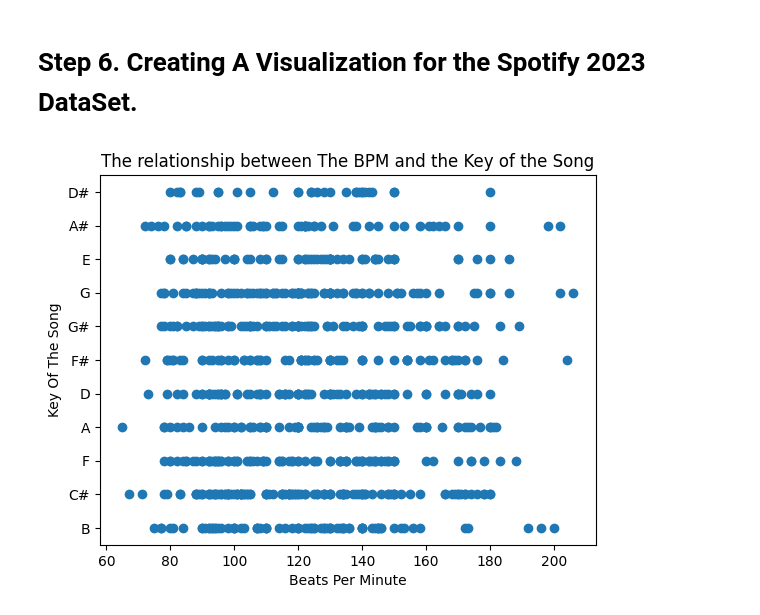
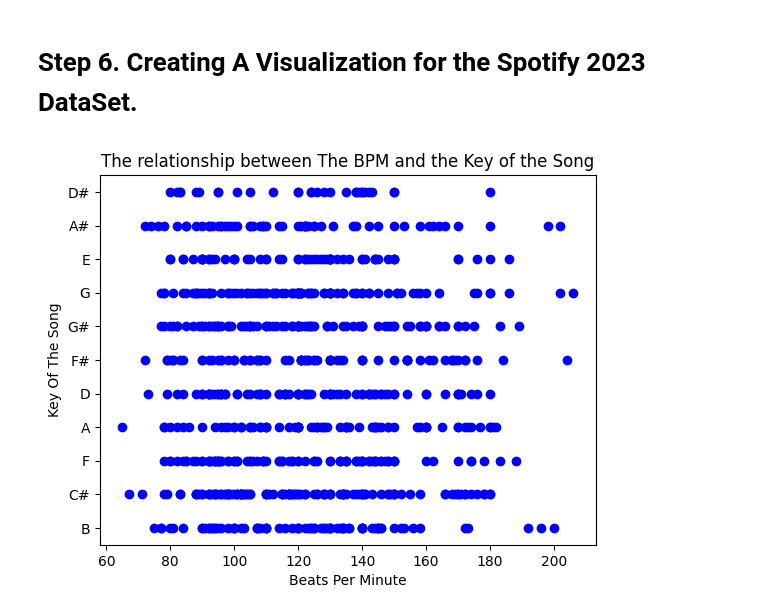
Before and after one commit to athanasiosk-it13/DSRP-Top-Spotify-Songs-2023, a Jupyter notebook: Spotify_Top_Songs_2023_Extensive_Data_Analysis_Project.ipynb, the cells around one changed output. Cells and saved outputs as stored; diff of their text form; code cells hidden in the pictures.

```diff
--- a/Spotify_Top_Songs_2023_Extensive_Data_Analysis_Project.ipynb
+++ b/Spotify_Top_Songs_2023_Extensive_Data_Analysis_Project.ipynb
@@ -265,10 +266,13 @@ spotify_df.dropna(subset=['Song Place in Shazam Charts'],inplace=True)
 # %% [markdown]
 # Step 6. Creating A Visualization for the Spotify 2023 DataSet.
 # %%
-plt.scatter(spotify_df['The BPM of the Song'], spotify_df['The Key of The Song'])
+#plt.style.use('dark_background')
+# Change this to bar Plot to make it easier to visualize
+plt.scatter(spotify_df['The BPM of the Song'], spotify_df['The Key of The Song'],c='blue')
 plt.title("The relationship between The BPM and the Key of the Song")
 plt.xlabel('Beats Per Minute')
 plt.ylabel('Key Of The Song')
+plt.savefig('scatterpltspotify2023.svg')
 plt.show()
 # %% [output]
-[figure, old version]
+[figure, new version]
```
Also changed, not shown: parts of 4 cells of this notebook.
